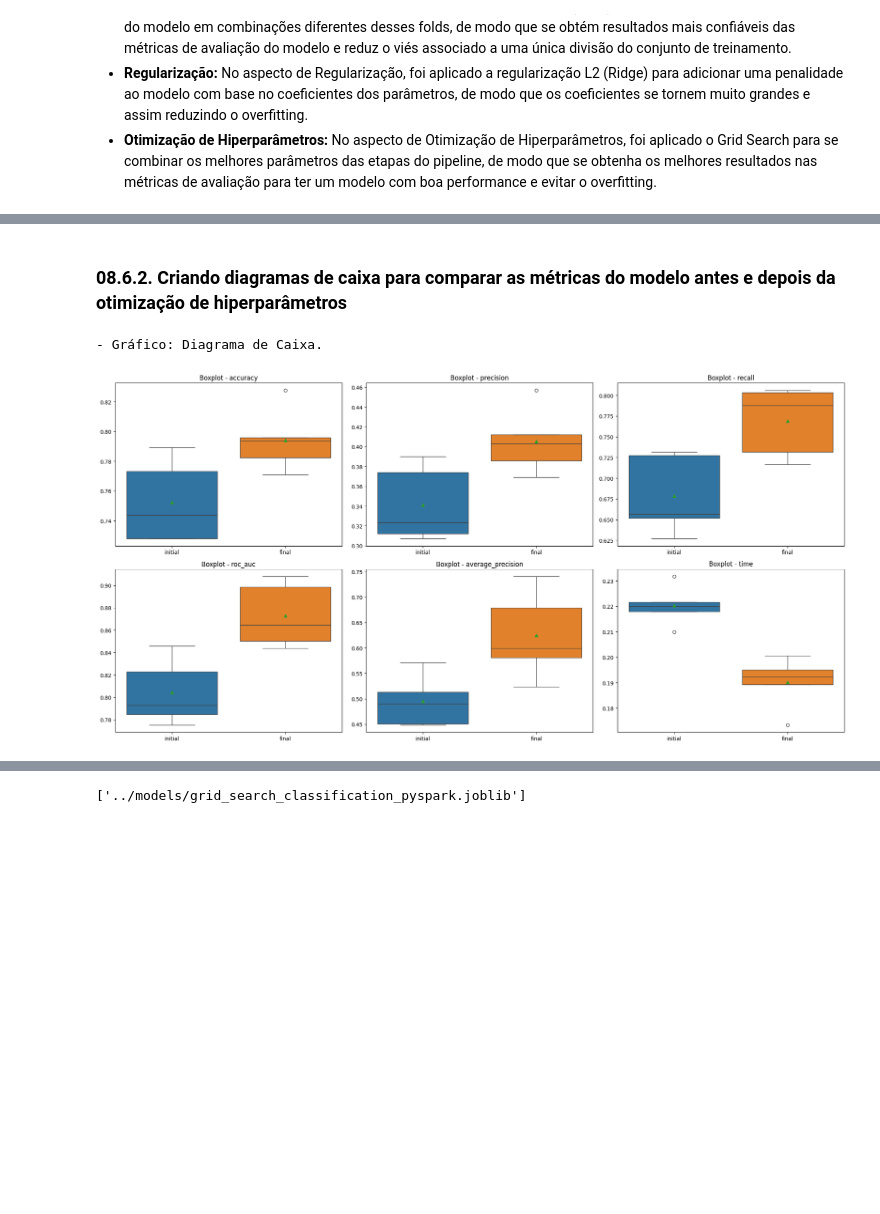
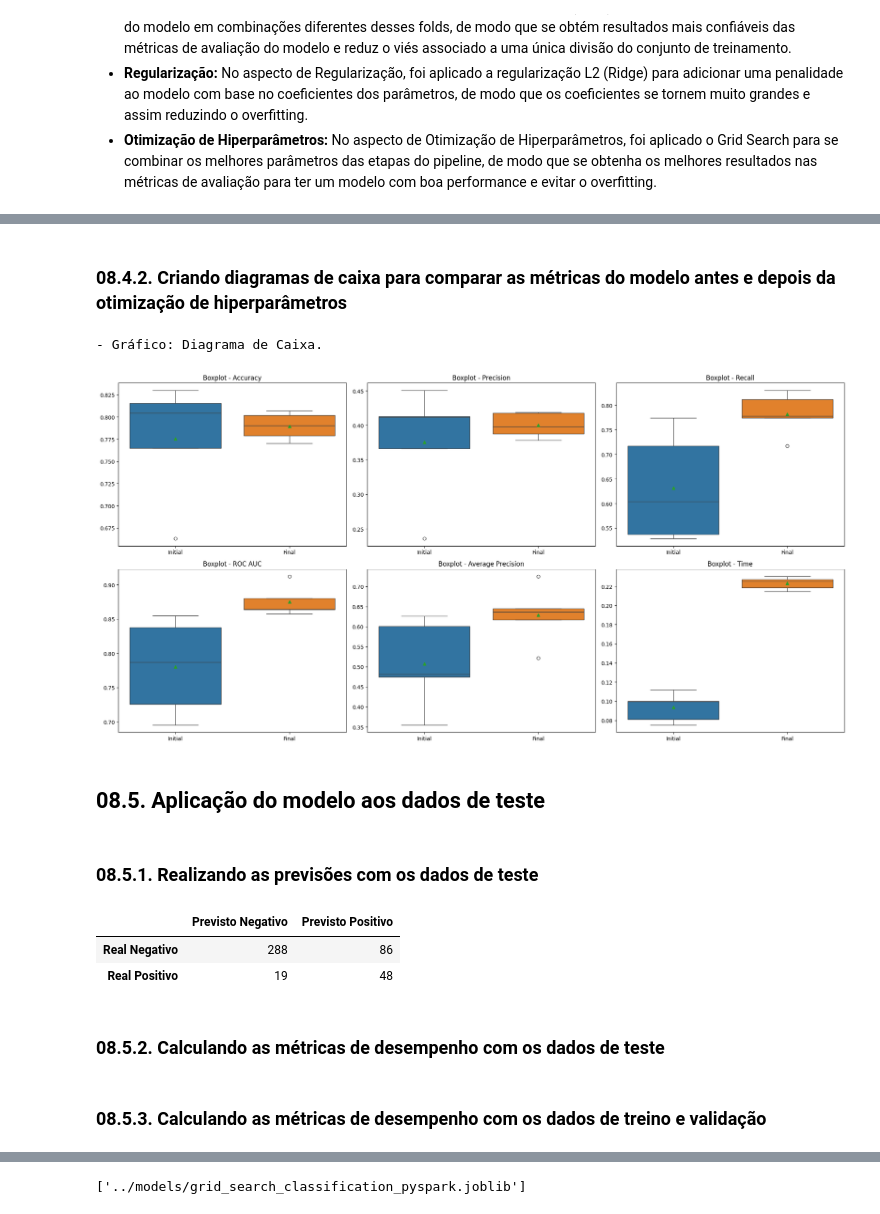
Before and after one commit to matheusresende7/ds_projeto_final_5_modelo_clusterizacao_classificacao_app_delivery, a Jupyter notebook: notebooks/08_ps_model_classification_training.ipynb, the cells around one changed output, grey strips where cells are left out. Cells and saved outputs as stored; diff of their text form; code cells hidden in the pictures; blank space fills up the shorter version.

```diff
--- a/notebooks/08_ps_model_classification_training.ipynb
+++ b/notebooks/08_ps_model_classification_training.ipynb
@@ -448,7 +405,7 @@ grid_search.best_params_
 # %%
 pipeline_final = Pipeline([
 
-    ('pre_processing', pre_processing),
+    ('pre_processing', pipeline_pre_processing),
 
     ('feature_selection', SelectKBest(score_func = f_classif, k = grid_search.best_params_['feature_selection__k'])),
 
@@ -472,5 +429,5 @@ pipeline_final = Pipeline([
 # %%
-pipeline_final.fit(X_pd, y_pd)
+pipeline_final.fit(X_pd_train_val, y_pd_train_val)
 # %% [output]
 Pipeline(steps=[('pre_processing',
                  ColumnTransformer(transformers=[('one_hot_encoder',
@@ -496,9 +453,9 @@ scores_final = cross_validate(
 
     pipeline_final,
 
-    X_pd,
+    X_pd_train_val,
 
-    y_pd,
+    y_pd_train_val,
 
     cv = StratifiedKFold(n_splits = 5, shuffle = True, random_state = consts.RANDOM_STATE),
 
@@ -549,0 +479,22 @@ df_metrics
+# %%
+df_models_metrics = pd.read_csv(consts.DATASET_MODELS_METRICS_PYSPARK)
+
+df_initial_metrics = (df_models_metrics.loc[df_models_metrics['Model'] == 'LogisticRegression', ['Accuracy', 'Precision', 'Recall', 'ROC AUC', 'Average Precision', 'Time']].assign(Results = 'Initial'))
+
+df_initial_metrics = df_initial_metrics[['Results', 'Accuracy', 'Precision', 'Recall', 'ROC AUC', 'Average Precision', 'Time']]
+
+df_final_metrics = pd.DataFrame(scores_final).assign(Time = lambda df: df['fit_time'] + df['score_time'], Results = 'Final')
+
+df_final_metrics = df_final_metrics.rename(columns = lambda c: c.replace('test_', ''))
+
+df_final_metrics = df_final_metrics.drop(columns = ['fit_time', 'score_time'])
+
+df_final_metrics = df_final_metrics.reindex(columns = ['Results', 'accuracy', 'precision', 'recall', 'roc_auc', 'average_precision', 'Time'])
+
+df_final_metrics = df_final_metrics.rename(columns = {'accuracy': 'Accuracy', 'precision': 'Precision', 'recall': 'Recall', 'roc_auc': 'ROC AUC', 'average_precision': 'Average Precision'})
+
+df_model_growth = pd.concat([df_initial_metrics, df_final_metrics], ignore_index = True)
+
+df_model_growth.to_csv(consts.DATASET_MODEL_GROWTH_PYSPARK, index = False)
+
+df_model_growth
@@ -550,13 +513,17 @@ df_metrics
 # %% [markdown]
-### 08.6.2. Criando diagramas de caixa para comparar as métricas do modelo antes e depois da otimização de hiperparâmetros
+### 08.4.2. Criando diagramas de caixa para comparar as métricas do modelo antes e depois da otimização de hiperparâmetros
 # %%
 print('- Gráfico: Diagrama de Caixa.')
 
-fn_charts_pandas.boxplot(df_metrics, df_metrics.columns[1:].to_list(), 'results', 'results')
+fn_charts_pandas.boxplot(df_model_growth, df_model_growth.columns[1:].to_list(), 'Results', 'Results')
 
 plt.savefig(f'../images/outputs/charts/pyspark/nb08_boxplot_models.png', format = 'png', dpi = 75, bbox_inches = 'tight', transparent = True)
 
 plt.show()
 # %% [output]
 - Gráfico: Diagrama de Caixa.
-[figure, old version]
+[figure, new version]
+# %% [markdown]
+## 08.5. Aplicação do modelo aos dados de teste
+# %% [markdown]
+### 08.5.1. Realizando as previsões com os dados de teste
@@ -562,0 +534,18 @@ plt.show()
+# %%
+df_confusion_matrix = pd.DataFrame(
+
+    confusion_matrix(y_pd_test, y_pd_pred),
+
+    index = ['Real Negativo', 'Real Positivo'],
+
+    columns = ['Previsto Negativo', 'Previsto Positivo']
+
+)
+
+df_confusion_matrix
+# %% [output]
+|  | Previsto Negativo | Previsto Positivo |
+| Real Negativo | 288 | 86 |
+| Real Positivo | 19 | 48 |
+# %% [markdown]
+### 08.5.2. Calculando as métricas de desempenho com os dados de teste
@@ -562,0 +562,2 @@ plt.show()
+# %% [markdown]
+### 08.5.3. Calculando as métricas de desempenho com os dados de treino e validação
```
Also changed, not shown: parts of 46 cells of this notebook, 24 other files.
